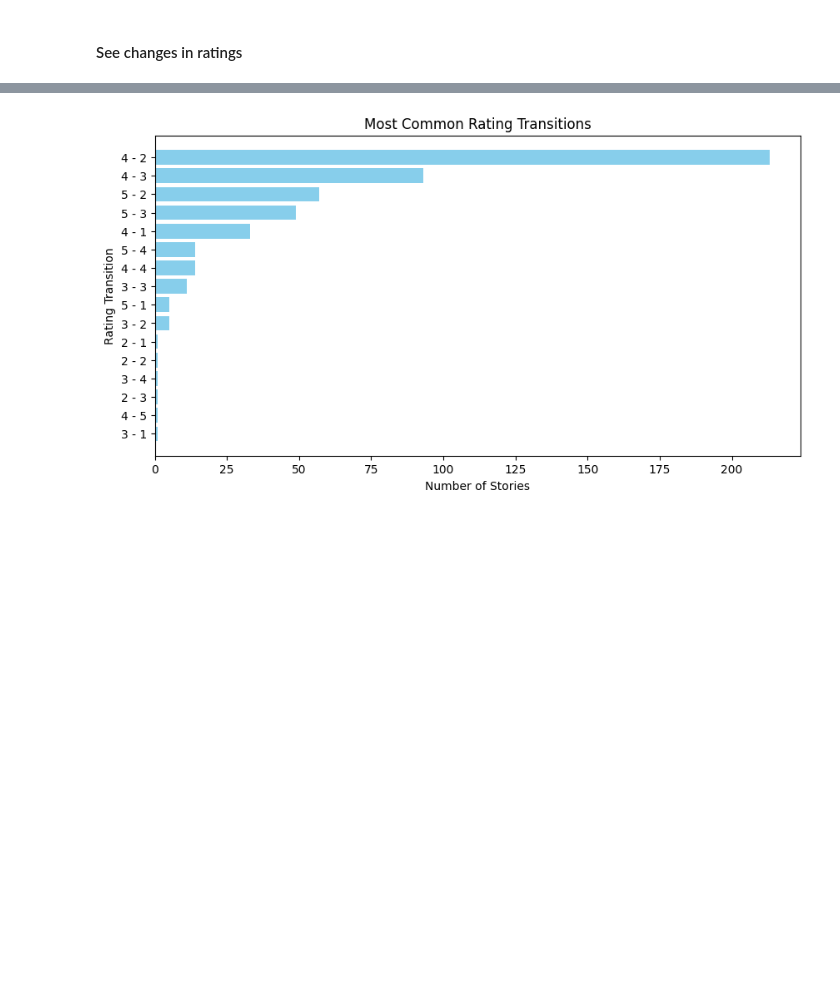
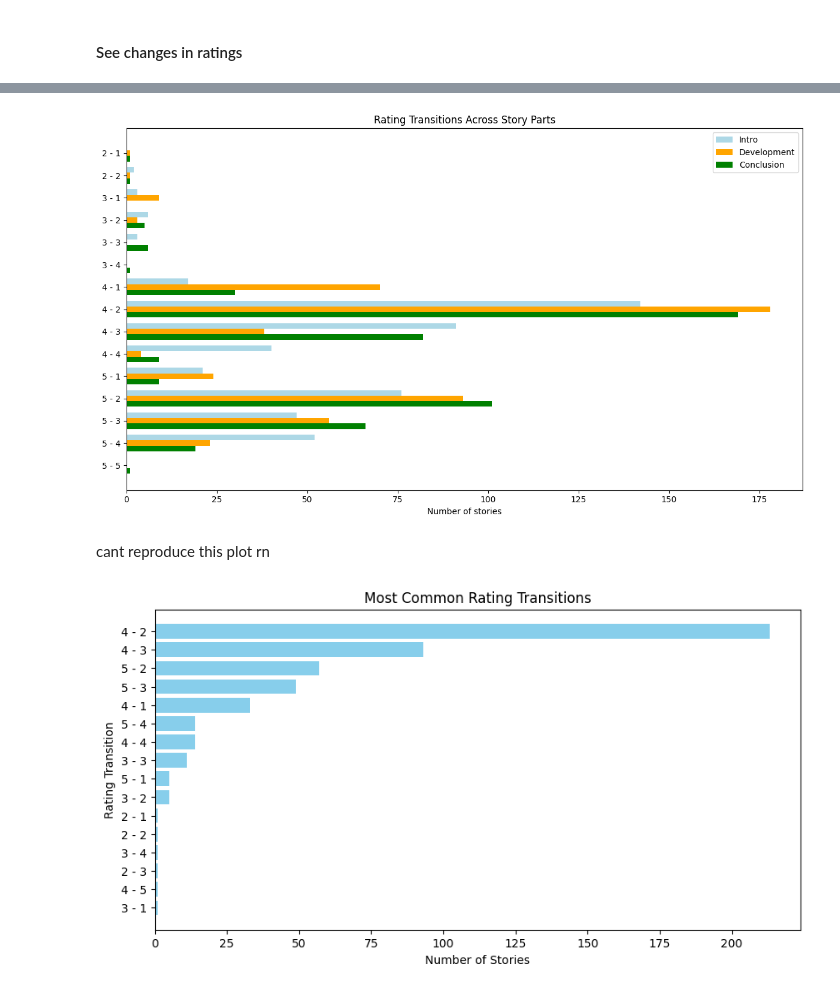
Before and after one commit to joaocnvdias/mech-i-coherence, a Jupyter notebook: coherence_models.ipynb, the cells around one changed output, grey strips where cells are left out. Cells and saved outputs as stored; diff of their text form; code cells hidden in the pictures; blank space fills up the shorter version.

```diff
--- a/coherence_models.ipynb
+++ b/coherence_models.ipynb
@@ -493,9 +591,55 @@ new_coherence = np.load('checkpoints/1000ratings_retate.npy')
+# %%
+import matplotlib.pyplot as plt
+from collections import Counter
+import numpy as np
+
+def rating_transitions(log, new_coherence):
+    affected_indices = list(log.keys())
+    old_ratings = [log[story]["origina_rating"] for story in affected_indices]
+    new_ratings = list(new_coherence)
+
+    transitions = [f"{old} - {new}" for old, new in zip(old_ratings, new_ratings)]
+    return Counter(transitions)
+
+# Get transition counts for all 3 phases
+intro_counts = rating_transitions(log_intro, new_intros_array)
+dev_counts = rating_transitions(log_dev, new_dev_array)
+conc_counts = rating_transitions(log, new_coherence)
+
+# Union of all transitions for consistent x-axis
+all_transitions = sorted(set(intro_counts) | set(dev_counts) | set(conc_counts))
+
+# Prepare values aligned with transitions
+intro_vals = [intro_counts.get(t, 0) for t in all_transitions]
+dev_vals = [dev_counts.get(t, 0) for t in all_transitions]
+conc_vals = [conc_counts.get(t, 0) for t in all_transitions]
+
+# Plotting
+bar_width = 0.25
+y_pos = np.arange(len(all_transitions))
+
+plt.figure(figsize=(12, 7))
+plt.barh(y_pos - bar_width, intro_vals, bar_width, label='Intro', color='lightblue')
+plt.barh(y_pos, dev_vals, bar_width, label='Development', color='orange')
+plt.barh(y_pos + bar_width, conc_vals, bar_width, label='Conclusion', color='green')
+
+plt.yticks(y_pos, all_transitions)
+plt.xlabel("Number of stories")
+plt.title("Rating Transitions Across Story Parts")
+plt.legend()
+plt.gca().invert_yaxis()
+plt.tight_layout()
+plt.show()
+# %% [output]
+[figure, added]
 # %%
 # Extract old and new ratings
 affected_indices = list(log.keys())
 old_ratings = [log[story]["origina_rating"] for story in affected_indices]
 imposter_rating = [log[story]["imposter_rating"] for story in affected_indices]
 new_ratings = list(new_coherence)
+# %% [markdown]
+cant reproduce this plot rn
 # %%
 from collections import Counter
 # Count frequency of each rating transition (e.g., "3 → 5")
```
Also changed, not shown: parts of 28 cells of this notebook.
